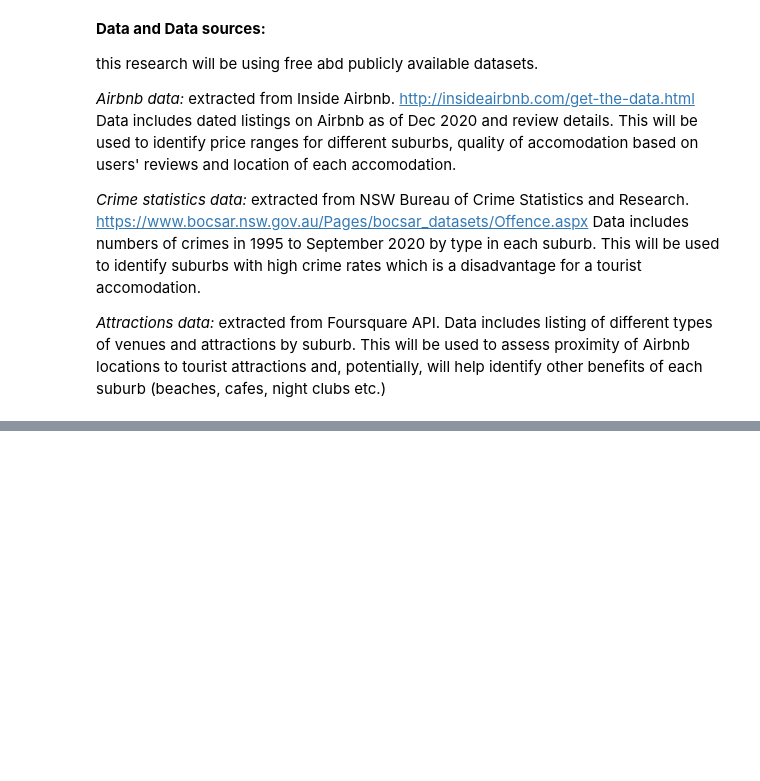
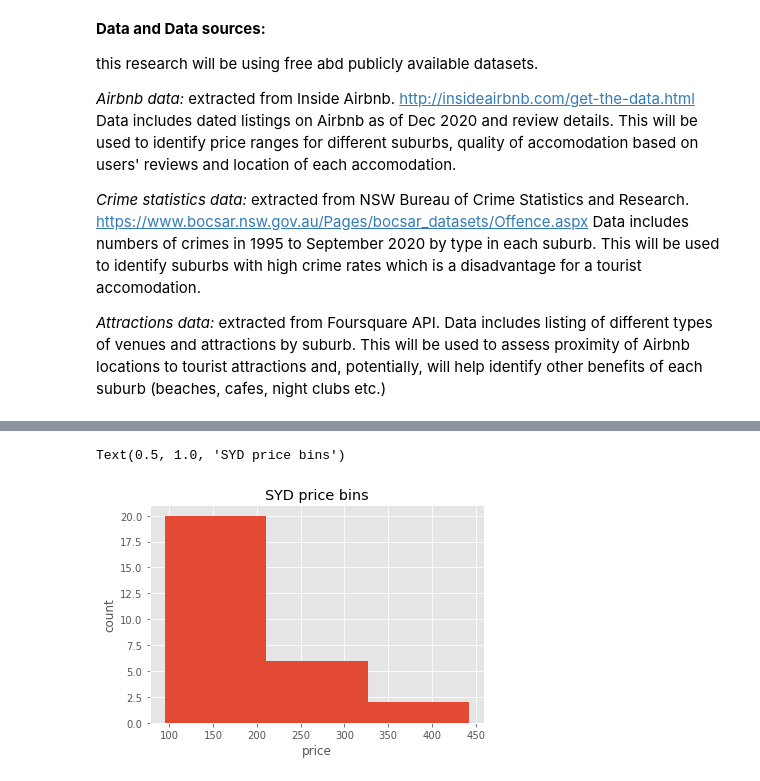
Before and after one commit to JuliaB-a/jb_Coursera_Capstone, a Jupyter notebook: jb_The Battle of Neighborhoods_Sydney.ipynb, the cells around one changed output, grey strips where cells are left out. Saved outputs shown, nothing was run; the diff lists cells and outputs as text; code cells hidden in the pictures; blank space fills up the shorter version.

```diff
--- a/jb_The Battle of Neighborhoods_Sydney.ipynb
+++ b/jb_The Battle of Neighborhoods_Sydney.ipynb
@@ -46,0 +271,9 @@ This will be used to assess proximity of Airbnb locations to tourist attractions
+# %%
+#as we analyse only Sydney, we can remove all other states from the table
+# Get names of indexes for which column State does not equal New South Wales
+states = df_airbnb[df_airbnb['State'] !='New South Wales' ].index
+# Delete these row indexes from dataFrame and create a new df
+df_NSW_Airbnb = df_airbnb.drop(states)
+#sort by suburb
+df_NSW_Airbnb = df_NSW_Airbnb.sort_values('Suburb',ascending=True)
+df_NSW_Airbnb.head()
@@ -46,0 +321,6 @@ This will be used to assess proximity of Airbnb locations to tourist attractions
+# %%
+#add postcode to df_NSW_Airbnb by looking up Suburb from df_postcodes
+#refer to https://www.geeksforgeeks.org/how-to-do-a-vlookup-in-python-using-pandas/
+#merge
+df_SYD_Airbnb = pd.merge(df_NSW_Airbnb, df_postcodes, left_on='Suburb', right_on='Suburb', how = 'inner')
+df_SYD_Airbnb
@@ -46,0 +341,5 @@ This will be used to assess proximity of Airbnb locations to tourist attractions
+# %%
+#drop all NaN postcodes as they do not belong to Sydney = obsolete rows
+df_SYD = df_SYD_Airbnb[df_SYD_Airbnb['Postcode'].notna()]
+df_SYD
+#do not need this as inner merge will drop all suburbs where there's no match in df_postcodes
@@ -46,0 +669,6 @@ This will be used to assess proximity of Airbnb locations to tourist attractions
+# %%
+#Group Suburbs by price
+SYD_Airbnb2 = df_SYD.groupby(['Suburb'], as_index=False).mean()
+SYD_Airbnb = SYD_Airbnb2.drop(SYD_Airbnb2.columns[[1, 2, 3]], axis=1)
+print(SYD_Airbnb.dtypes)
+SYD_Airbnb
@@ -46,0 +696,16 @@ This will be used to assess proximity of Airbnb locations to tourist attractions
+# %%
+#bin the Suburbs by prices into 3 bins
+%matplotlib inline
+import matplotlib as plt
+from matplotlib import pyplot
+
+plt.style.use('ggplot')
+plt.pyplot.hist(SYD_Airbnb['price'], bins = 3)
+
+# set x/y labels and plot title
+plt.pyplot.xlabel("price")
+plt.pyplot.ylabel("count")
+plt.pyplot.title("SYD price bins")
+# %% [output]
+Text(0.5, 1.0, 'SYD price bins')
+[figure, added]
```
Also changed, not shown: parts of 80 cells of this notebook.
